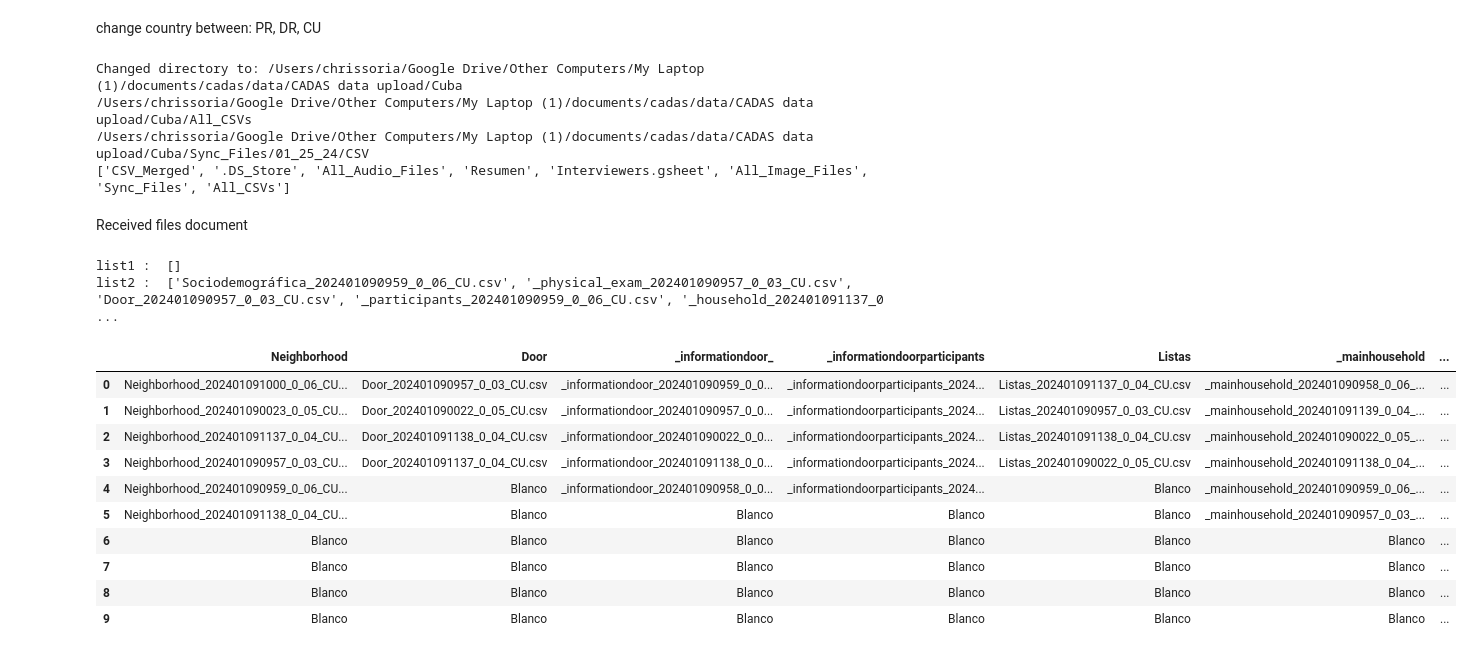
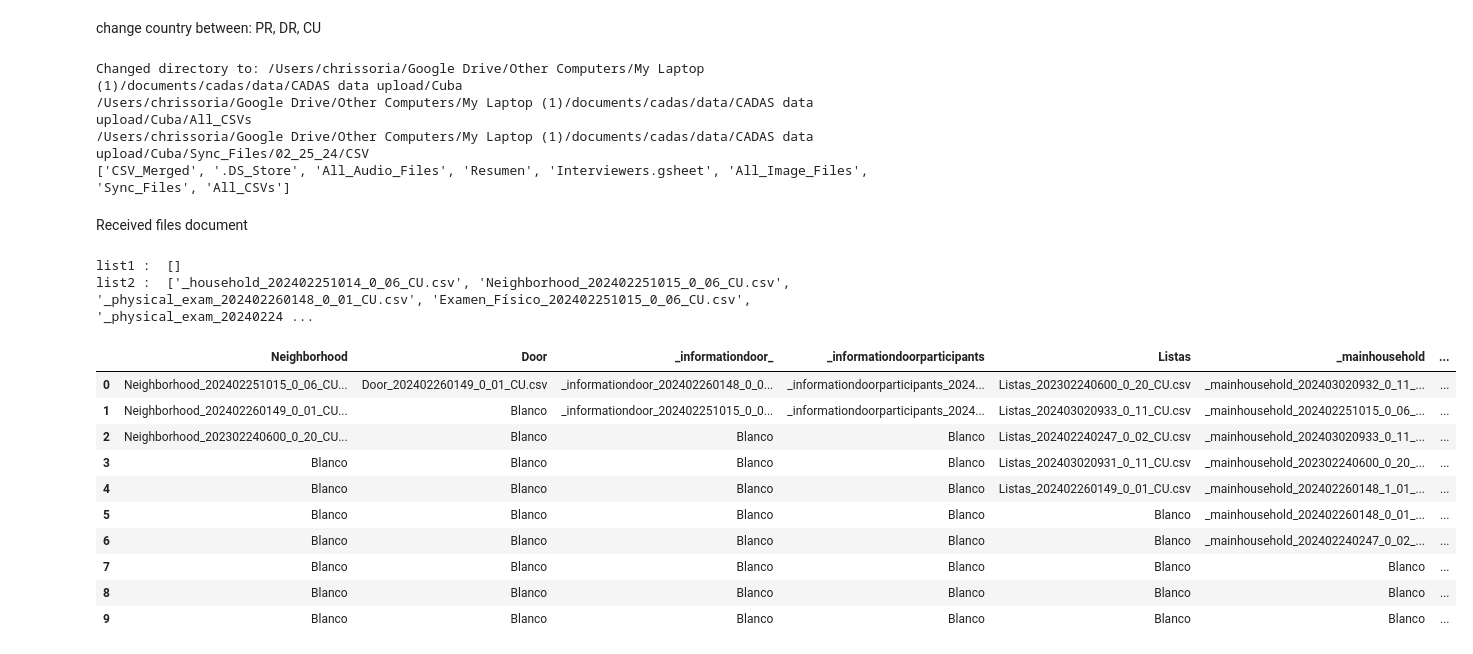
Before and after one commit to chrissoria/CADAS, a Jupyter notebook: Recode_Files/Merging_csv.ipynb, the cells around one changed output. Drawn from its saved outputs; the diff is of its cells as text; code cells hidden in the pictures.

```diff
--- a/Recode_Files/Merging_csv.ipynb
+++ b/Recode_Files/Merging_csv.ipynb
@@ -17,7 +17,7 @@ if user == "Chris":
     if country == "DR":
         current_directory = DR_directory
         path1 = DR_directory+"/All_CSVs" #where all CSVs are located
-        path2 = DR_directory+"/Sync Files/21.01.24/CSV/" #change to show latest upload
+        path2 = DR_directory+"/Sync Files/23.02.24/CSV/" #change to show latest upload
         imagepath = DR_directory+"/All_Image_Files"
         audiopath = DR_directory+"/All_Audio_Files"
     elif country == "CU":
@@ -25,7 +25,7 @@ if user == "Chris":
         path1 = CU_directory+"/All_CSVs" #where we merge all cumulative CSV files into one file
         imagepath = CU_directory+"/All_Image_Files"
         audiopath = CU_directory+"/All_Audio_Files"
-        path2 = CU_directory+"/Sync_Files/01_25_24/CSV" #where we check to see that the latest batch of data includes all files it should
+        path2 = CU_directory+"/Sync_Files/02_25_24/CSV" #where we check to see that the latest batch of data includes all files it should
     elif country == "PR":
         current_directory = PR_directory
         path1 = PR_directory+"/All_CSVs"
@@ -49,7 +49,7 @@ audionames = os.listdir(audiopath)
 # %% [output]
 Changed directory to: /Users/chrissoria/Google Drive/Other Computers/My Laptop (1)/documents/cadas/data/CADAS data upload/Cuba
 /Users/chrissoria/Google Drive/Other Computers/My Laptop (1)/documents/cadas/data/CADAS data upload/Cuba/All_CSVs
-/Users/chrissoria/Google Drive/Other Computers/My Laptop (1)/documents/cadas/data/CADAS data upload/Cuba/Sync_Files/01_25_24/CSV
+/Users/chrissoria/Google Drive/Other Computers/My Laptop (1)/documents/cadas/data/CADAS data upload/Cuba/Sync_Files/02_25_24/CSV
 ['CSV_Merged', '.DS_Store', 'All_Audio_Files', 'Resumen', 'Interviewers.gsheet', 'All_Image_Files', 'Sync_Files', 'All_CSVs']
 # %% [markdown]
 Received files document
@@ -73,42 +73,42 @@ def remove_common(a, b):
     print("list1 : ", a)
     print("list2 : ", b)
 
 remove_common(newdir_list1, newdir_list2)
 
 words_to_filter = ["Neighborhood", "Door", "_informationdoor_", "_informationdoorparticipants", "Listas", "_mainhousehold", "_participants", "_rosterhousehold", "_nonresidentchildren", "Cognitva", "_cognitive", "Cognitive_Scoring", "Examen_Físico", "_physical_exam","Familiar", "_household", "Informante", "_informant"]
 
 # breaking the longer list into smaller lists
 filtered_lists = {word: [] for word in words_to_filter}
 
 for text in newdir_list2:
     for word in words_to_filter:
         if word in text:
             filtered_lists[word].append(text)
 
 # change this number depending on how many tablets worth of information you're receiving
 for word, filtered_list in filtered_lists.items():
     while len(filtered_list) < 10:
         filtered_list.append("Blanco")
 
 Received_Files = pd.DataFrame()
 
 for word, filtered_list in filtered_lists.items():
     Received_Files[word] = pd.Series(filtered_list)
 
-Received_Files.to_excel(path2+ 'Received_Files_Checklist.xlsx', index=False)
+Received_Files.to_excel(path2+ '/Received_Files_Checklist.xlsx', index=False)
 
 Received_Files
 # %% [output]
 list1 :  []
-list2 :  ['Sociodemográfica_202401090959_0_06_CU.csv', '_physical_exam_202401090957_0_03_CU.csv', 'Door_202401090957_0_03_CU.csv', '_participants_202401090959_0_06_CU.csv', '_household_202401091137_0 ...
+list2 :  ['_household_202402251014_0_06_CU.csv', 'Neighborhood_202402251015_0_06_CU.csv', '_physical_exam_202402260148_0_01_CU.csv', 'Examen_Físico_202402251015_0_06_CU.csv', '_physical_exam_20240224 ...
 |  | Neighborhood | Door | _informationdoor_ | _informationdoorparticipants | Listas | _mainhousehold | ... |
-| 0 | Neighborhood_202401091000_0_06_CU... | Door_202401090957_0_03_CU.csv | _informationdoor_202401090959_0_0... | _informationdoorparticipants_2024... | Listas_202401091137_0_04_CU.csv | _mainhousehold_202401090958_0_06_... | ... |
-| 1 | Neighborhood_202401090023_0_05_CU... | Door_202401090022_0_05_CU.csv | _informationdoor_202401090957_0_0... | _informationdoorparticipants_2024... | Listas_202401090957_0_03_CU.csv | _mainhousehold_202401091139_0_04_... | ... |
-| 2 | Neighborhood_202401091137_0_04_CU... | Door_202401091138_0_04_CU.csv | _informationdoor_202401090022_0_0... | _informationdoorparticipants_2024... | Listas_202401091138_0_04_CU.csv | _mainhousehold_202401090022_0_05_... | ... |
-| 3 | Neighborhood_202401090957_0_03_CU... | Door_202401091137_0_04_CU.csv | _informationdoor_202401091138_0_0... | _informationdoorparticipants_2024... | Listas_202401090022_0_05_CU.csv | _mainhousehold_202401091138_0_04_... | ... |
-| 4 | Neighborhood_202401090959_0_06_CU... | Blanco | _informationdoor_202401090958_0_0... | _informationdoorparticipants_2024... | Blanco | _mainhousehold_202401090959_0_06_... | ... |
-| 5 | Neighborhood_202401091138_0_04_CU... | Blanco | Blanco | Blanco | Blanco | _mainhousehold_202401090957_0_03_... | ... |
-| 6 | Blanco | Blanco | Blanco | Blanco | Blanco | Blanco | ... |
+| 0 | Neighborhood_202402251015_0_06_CU... | Door_202402260149_0_01_CU.csv | _informationdoor_202402260148_0_0... | _informationdoorparticipants_2024... | Listas_202302240600_0_20_CU.csv | _mainhousehold_202403020932_0_11_... | ... |
+| 1 | Neighborhood_202402260149_0_01_CU... | Blanco | _informationdoor_202402251015_0_0... | _informationdoorparticipants_2024... | Listas_202403020933_0_11_CU.csv | _mainhousehold_202402251015_0_06_... | ... |
+| 2 | Neighborhood_202302240600_0_20_CU... | Blanco | Blanco | Blanco | Listas_202402240247_0_02_CU.csv | _mainhousehold_202403020933_0_11_... | ... |
+| 3 | Blanco | Blanco | Blanco | Blanco | Listas_202403020931_0_11_CU.csv | _mainhousehold_202302240600_0_20_... | ... |
+| 4 | Blanco | Blanco | Blanco | Blanco | Listas_202402260149_0_01_CU.csv | _mainhousehold_202402260148_1_01_... | ... |
+| 5 | Blanco | Blanco | Blanco | Blanco | Blanco | _mainhousehold_202402260148_0_01_... | ... |
+| 6 | Blanco | Blanco | Blanco | Blanco | Blanco | _mainhousehold_202402240247_0_02_... | ... |
 | 7 | Blanco | Blanco | Blanco | Blanco | Blanco | Blanco | ... |
 | 8 | Blanco | Blanco | Blanco | Blanco | Blanco | Blanco | ... |
 | 9 | Blanco | Blanco | Blanco | Blanco | Blanco | Blanco | ... |
```
Also changed, not shown: parts of 1 cell of this notebook, 11 other files.
